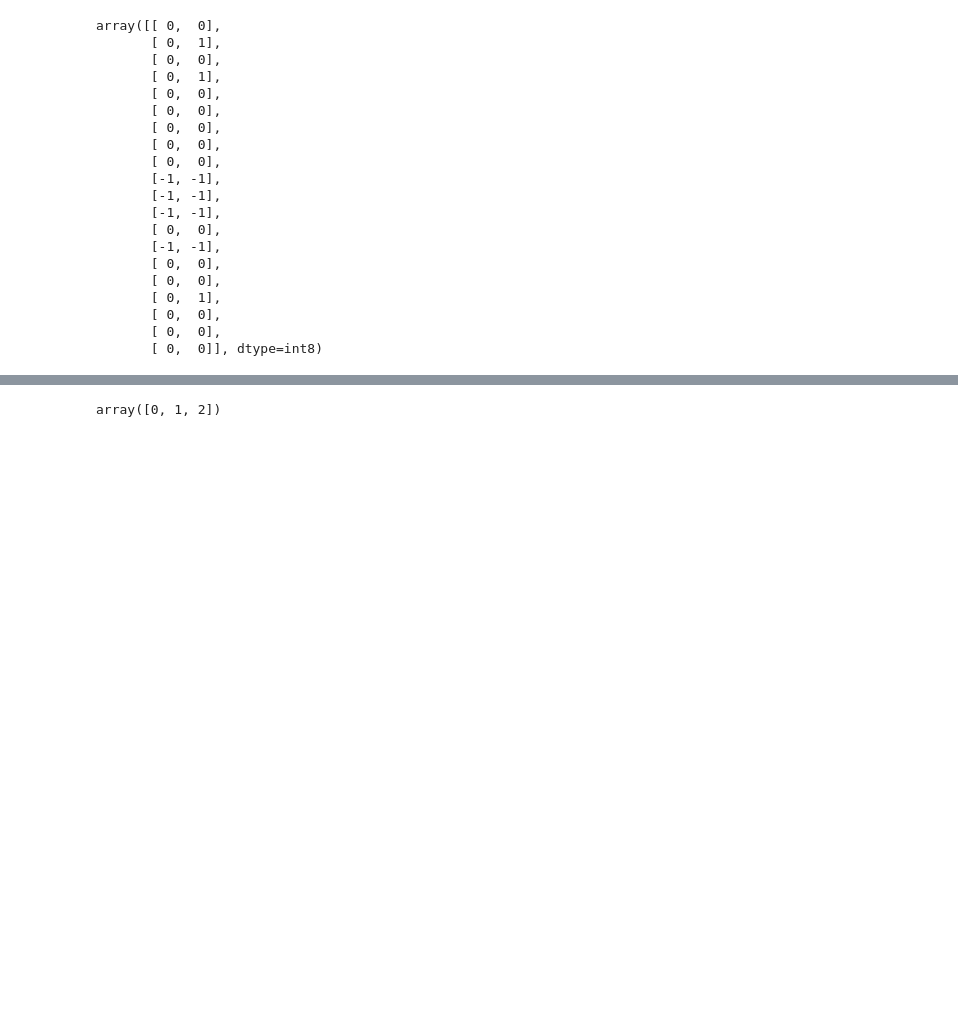
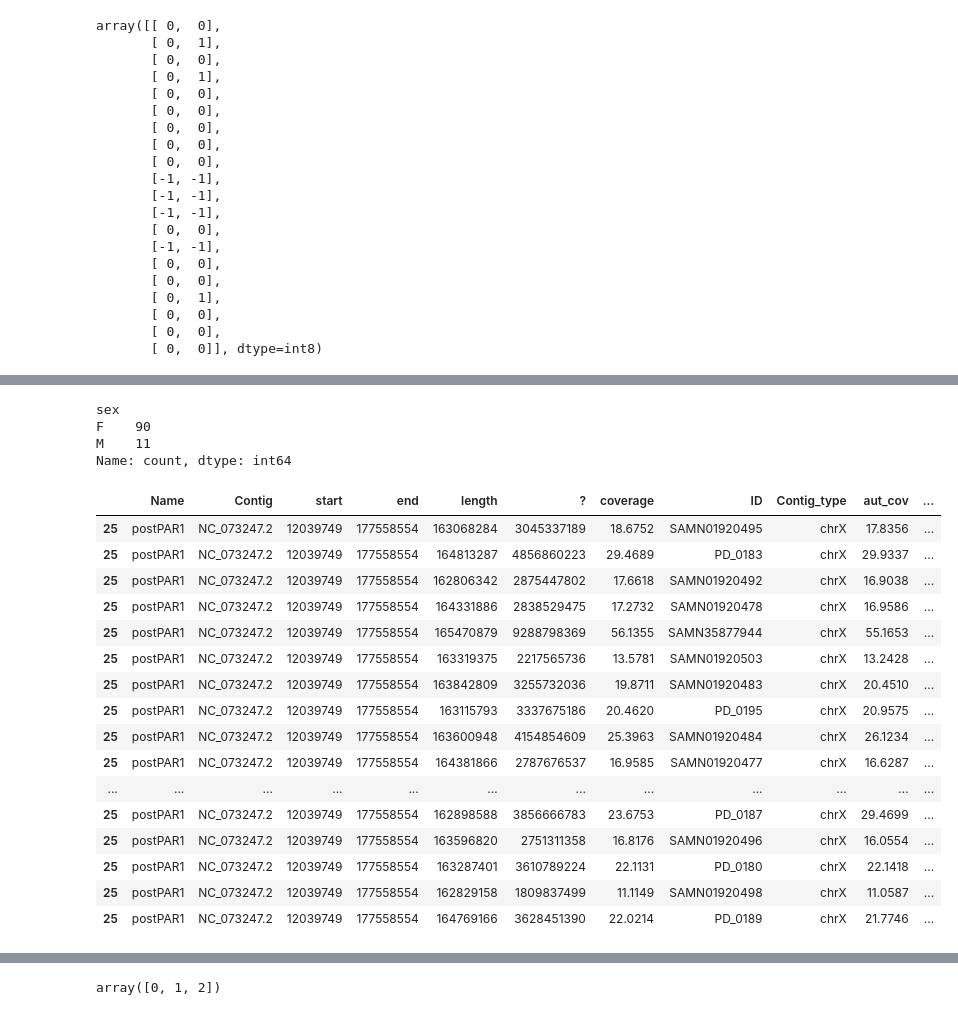
Before and after one commit to erikfogh/selection_primates, a Jupyter notebook: notebooks/pilot03_diversity_checks_gorilla.ipynb, the cells around one changed output, grey strips where cells are left out. Cells and saved outputs as stored; diff of their text form; code cells hidden in the pictures; blank space fills up the shorter version.

```diff
--- a/notebooks/pilot03_diversity_checks_gorilla.ipynb
+++ b/notebooks/pilot03_diversity_checks_gorilla.ipynb
@@ -223,0 +226,3 @@ sns.histplot(df_cov.loc[df_cov.Contig_type == "chrX"], x="relative_cov", hue="Co
+# %%
+x_cov_determination = df_cov.loc[df_cov.Contig_type == "chrX"]
+x_cov_determination["sex"] = ["F" if x >= 0.75 else "M" for x in x_cov_determination.relative_cov]
@@ -223,0 +235,28 @@ sns.histplot(df_cov.loc[df_cov.Contig_type == "chrX"], x="relative_cov", hue="Co
+# %%
+x_cov_determination.sex.value_counts()
+# %% [output]
+sex
+F    90
+M    11
+Name: count, dtype: int64
+# %%
+# The strangest individual is PD_0187, with a ratio of 0.8
+x_cov_determination.loc[(x_cov_determination.sex == "F") & (x_cov_determination.coverage >= 10)]
+# %% [output]
+|  | Name | Contig | start | end | length | ? | coverage | ID | Contig_type | aut_cov | ... |
+| 25 | postPAR1 | NC_073247.2 | 12039749 | 177558554 | 163068284 | 3045337189 | 18.6752 | SAMN01920495 | chrX | 17.8356 | ... |
+| 25 | postPAR1 | NC_073247.2 | 12039749 | 177558554 | 164813287 | 4856860223 | 29.4689 | PD_0183 | chrX | 29.9337 | ... |
+| 25 | postPAR1 | NC_073247.2 | 12039749 | 177558554 | 162806342 | 2875447802 | 17.6618 | SAMN01920492 | chrX | 16.9038 | ... |
+| 25 | postPAR1 | NC_073247.2 | 12039749 | 177558554 | 164331886 | 2838529475 | 17.2732 | SAMN01920478 | chrX | 16.9586 | ... |
+| 25 | postPAR1 | NC_073247.2 | 12039749 | 177558554 | 165470879 | 9288798369 | 56.1355 | SAMN35877944 | chrX | 55.1653 | ... |
+| 25 | postPAR1 | NC_073247.2 | 12039749 | 177558554 | 163319375 | 2217565736 | 13.5781 | SAMN01920503 | chrX | 13.2428 | ... |
+| 25 | postPAR1 | NC_073247.2 | 12039749 | 177558554 | 163842809 | 3255732036 | 19.8711 | SAMN01920483 | chrX | 20.4510 | ... |
+| 25 | postPAR1 | NC_073247.2 | 12039749 | 177558554 | 163115793 | 3337675186 | 20.4620 | PD_0195 | chrX | 20.9575 | ... |
+| 25 | postPAR1 | NC_073247.2 | 12039749 | 177558554 | 163600948 | 4154854609 | 25.3963 | SAMN01920484 | chrX | 26.1234 | ... |
+| 25 | postPAR1 | NC_073247.2 | 12039749 | 177558554 | 164381866 | 2787676537 | 16.9585 | SAMN01920477 | chrX | 16.6287 | ... |
+| ... | ... | ... | ... | ... | ... | ... | ... | ... | ... | ... | ... |
+| 25 | postPAR1 | NC_073247.2 | 12039749 | 177558554 | 162898588 | 3856666783 | 23.6753 | PD_0187 | chrX | 29.4699 | ... |
+| 25 | postPAR1 | NC_073247.2 | 12039749 | 177558554 | 163596820 | 2751311358 | 16.8176 | SAMN01920496 | chrX | 16.0554 | ... |
+| 25 | postPAR1 | NC_073247.2 | 12039749 | 177558554 | 163287401 | 3610789224 | 22.1131 | PD_0180 | chrX | 22.1418 | ... |
+| 25 | postPAR1 | NC_073247.2 | 12039749 | 177558554 | 162829158 | 1809837499 | 11.1149 | SAMN01920498 | chrX | 11.0587 | ... |
+| 25 | postPAR1 | NC_073247.2 | 12039749 | 177558554 | 164769166 | 3628451390 | 22.0214 | PD_0189 | chrX | 21.7746 | ... |
```
Also changed, not shown: parts of 15 cells of this notebook.
